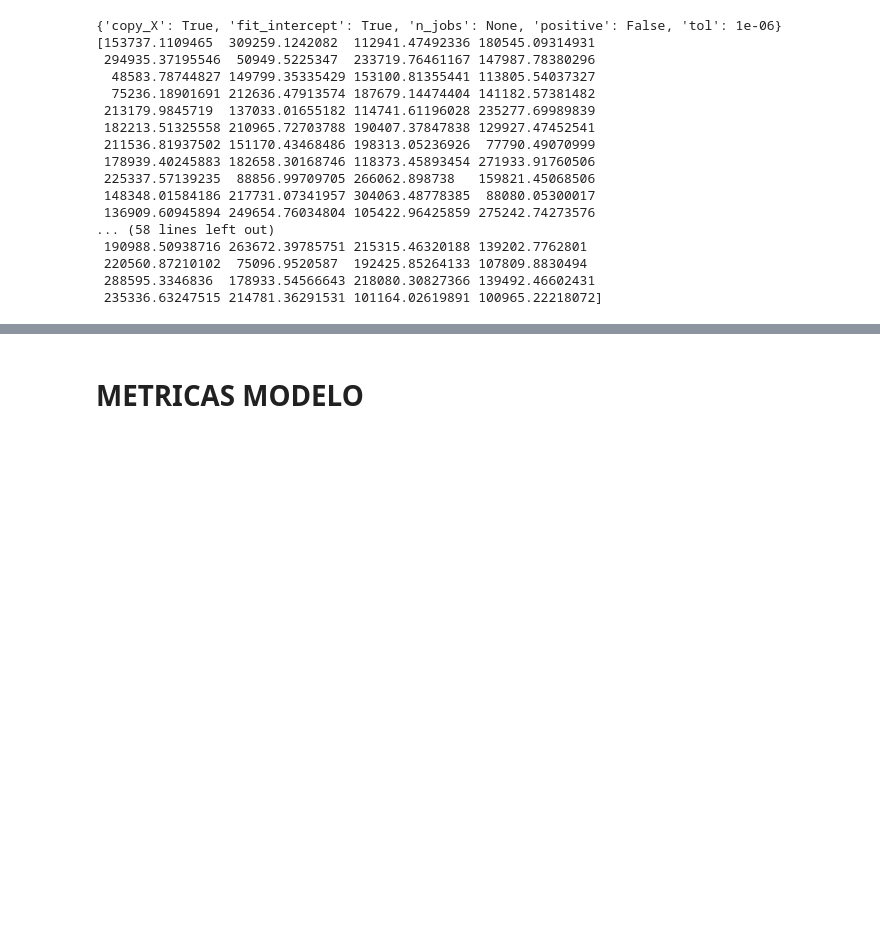
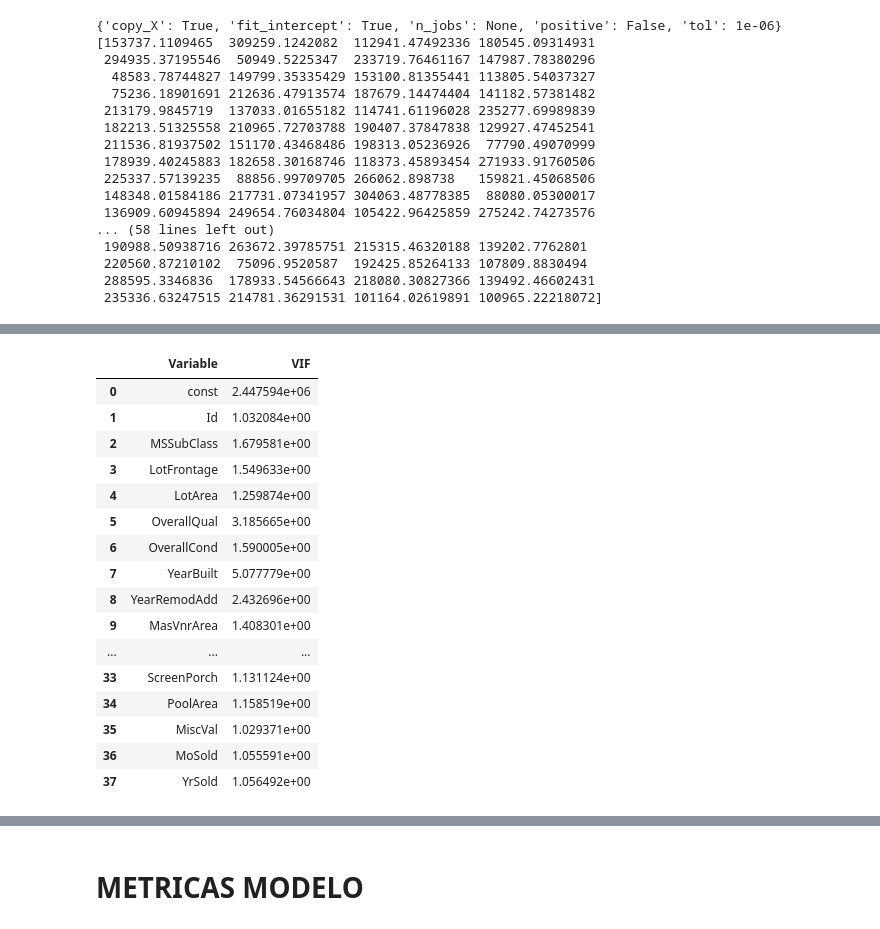
Before and after one commit to NESHGP04/Lab3-MD, a Jupyter notebook: modelo.ipynb, the cells around one changed output, grey strips where cells are left out. Saved outputs shown, nothing was run; the diff lists cells and outputs as text; code cells hidden in the pictures; blank space fills up the shorter version.

```diff
--- a/modelo.ipynb
+++ b/modelo.ipynb
@@ -196,0 +205,36 @@ strong multicollinearity problems or that the design matrix is singular.
+# %%
+from statsmodels.stats.outliers_influence import variance_inflation_factor
+import pandas as pd
+
+# Variables del modelo múltiple
+X_vif = X_train.copy()
+
+# agregar constante si no existe
+X_vif = sm.add_constant(X_vif)
+
+vif_data = pd.DataFrame()
+vif_data["Variable"] = X_vif.columns
+vif_data["VIF"] = [
+    variance_inflation_factor(X_vif.values, i)
+    for i in range(X_vif.shape[1])
+]
+
+vif_data
+# %% [output]
+|  | Variable | VIF |
+| 0 | const | 2.447594e+06 |
+| 1 | Id | 1.032084e+00 |
+| 2 | MSSubClass | 1.679581e+00 |
+| 3 | LotFrontage | 1.549633e+00 |
+| 4 | LotArea | 1.259874e+00 |
+| 5 | OverallQual | 3.185665e+00 |
+| 6 | OverallCond | 1.590005e+00 |
+| 7 | YearBuilt | 5.077779e+00 |
+| 8 | YearRemodAdd | 2.432696e+00 |
+| 9 | MasVnrArea | 1.408301e+00 |
+| ... | ... | ... |
+| 33 | ScreenPorch | 1.131124e+00 |
+| 34 | PoolArea | 1.158519e+00 |
+| 35 | MiscVal | 1.029371e+00 |
+| 36 | MoSold | 1.055591e+00 |
+| 37 | YrSold | 1.056492e+00 |
```
Also changed, not shown: parts of 14 cells of this notebook.
